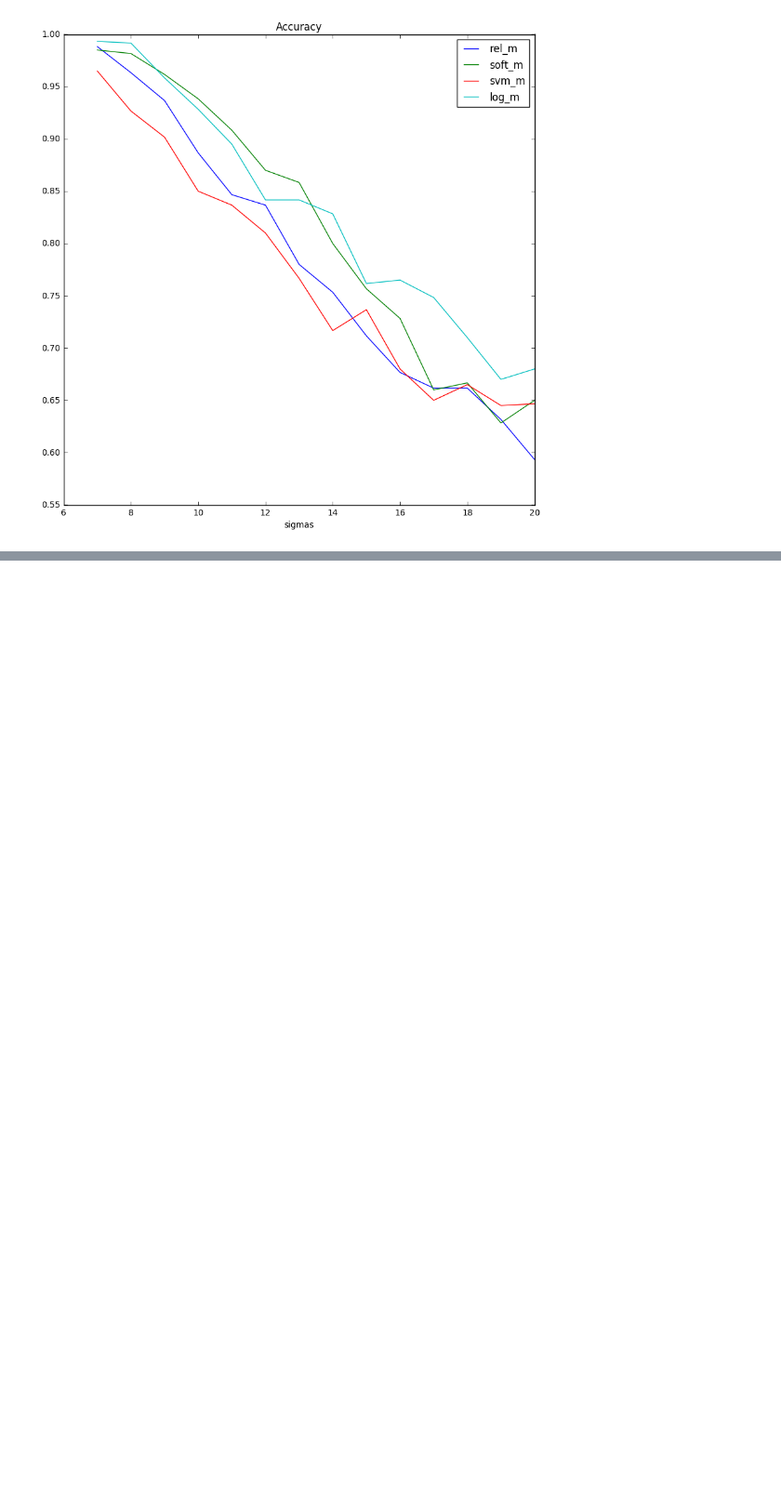
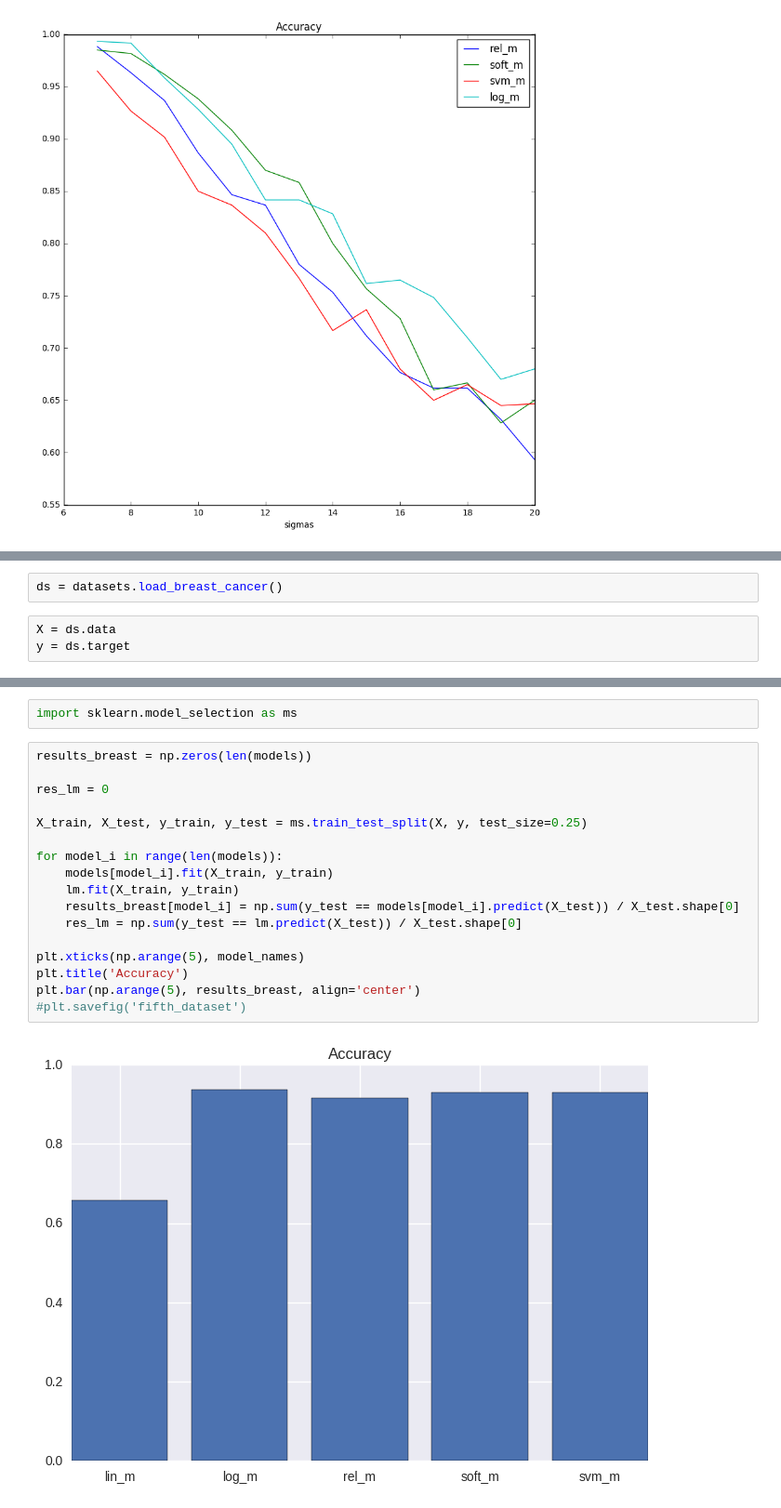
Before and after one commit to mzmey37/lm, a Jupyter notebook: notebooks/comparing.ipynb, the cells around one changed output, grey strips where cells are left out. Shown at 93% size. Saved outputs shown, nothing was run; the diff lists cells and outputs as text; blank space fills up the shorter version.

Commit message:
+comparing on useful and not features and breast cancer

```diff
--- a/notebooks/comparing.ipynb
+++ b/notebooks/comparing.ipynb
@@ -174,0 +209,5 @@ for it in log_progress(np.arange(len(sigmas)), every=1):
+# %%
+ds = datasets.load_breast_cancer()
+# %%
+X = ds.data
+y = ds.target
@@ -174,0 +250,21 @@ for it in log_progress(np.arange(len(sigmas)), every=1):
+# %%
+import sklearn.model_selection as ms
+# %%
+results_breast = np.zeros(len(models))
+
+res_lm = 0
+
+X_train, X_test, y_train, y_test = ms.train_test_split(X, y, test_size=0.25)
+
+for model_i in range(len(models)):
+    models[model_i].fit(X_train, y_train)
+    lm.fit(X_train, y_train)
+    results_breast[model_i] = np.sum(y_test == models[model_i].predict(X_test)) / X_test.shape[0]
+    res_lm = np.sum(y_test == lm.predict(X_test)) / X_test.shape[0]
+
+plt.xticks(np.arange(5), model_names)
+plt.title('Accuracy')
+plt.bar(np.arange(5), results_breast, align='center')
+#plt.savefig('fifth_dataset')
+# %% [output]
+[figure, added]
```
Also changed, not shown: parts of 36 cells of this notebook, 5 other files.
